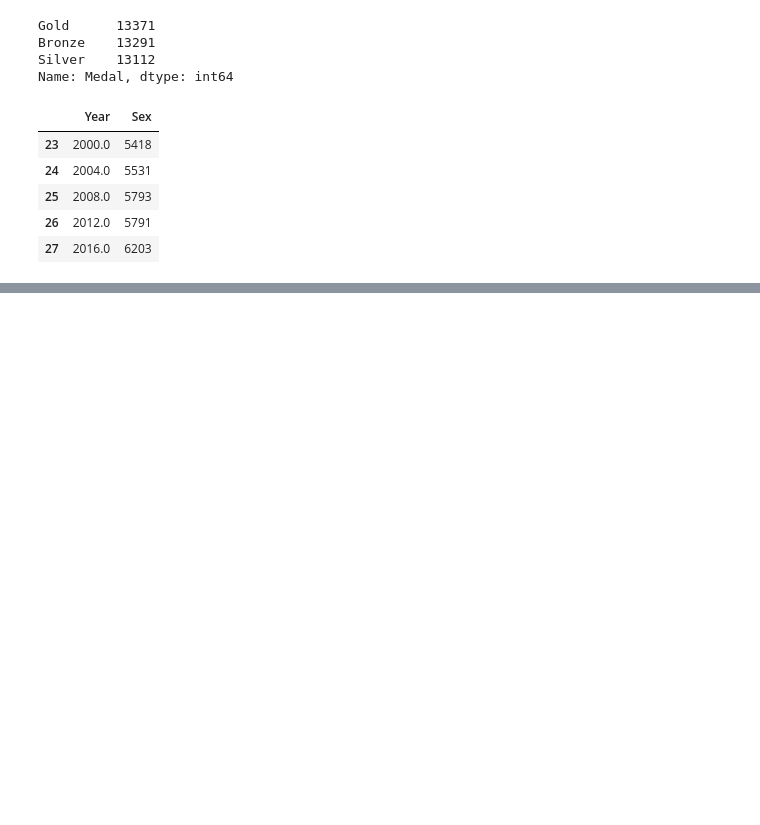
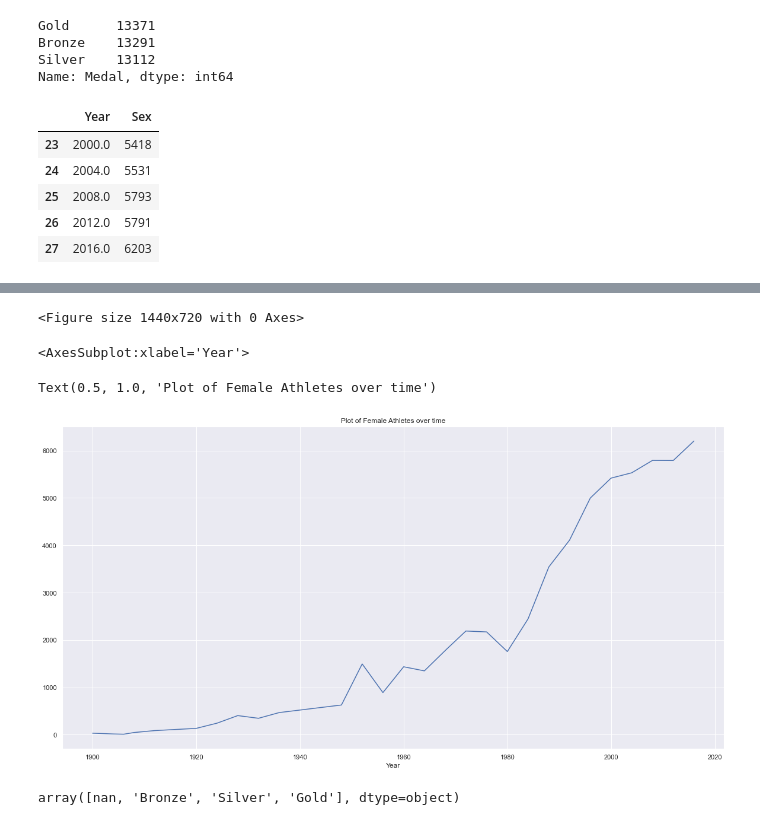
Before and after one commit to wenyuc/basic_learning, a Jupyter notebook: olympic_data_processing.ipynb, the cells around one changed output, grey strips where cells are left out. Saved outputs shown, nothing was run; the diff lists cells and outputs as text; code cells hidden in the pictures; blank space fills up the shorter version.

```diff
--- a/olympic_data_processing.ipynb
+++ b/olympic_data_processing.ipynb
@@ -286,0 +302,14 @@ female_participants.tail()
+# %%
+part = womenOlympics.groupby('Year')['Sex'].value_counts()
+plt.figure(figsize= (20,10))
+part.loc[:,'F'].plot()
+plt.title('Plot of Female Athletes over time')
+# %% [output]
+<Figure size 1440x720 with 0 Axes>
+<AxesSubplot:xlabel='Year'>
+Text(0.5, 1.0, 'Plot of Female Athletes over time')
+[figure, added]
+# %%
+athletes_df.Medal.unique()
+# %% [output]
+array([nan, 'Bronze', 'Silver', 'Gold'], dtype=object)
```
Also changed, not shown: parts of 12 cells of this notebook, 2 other files.
